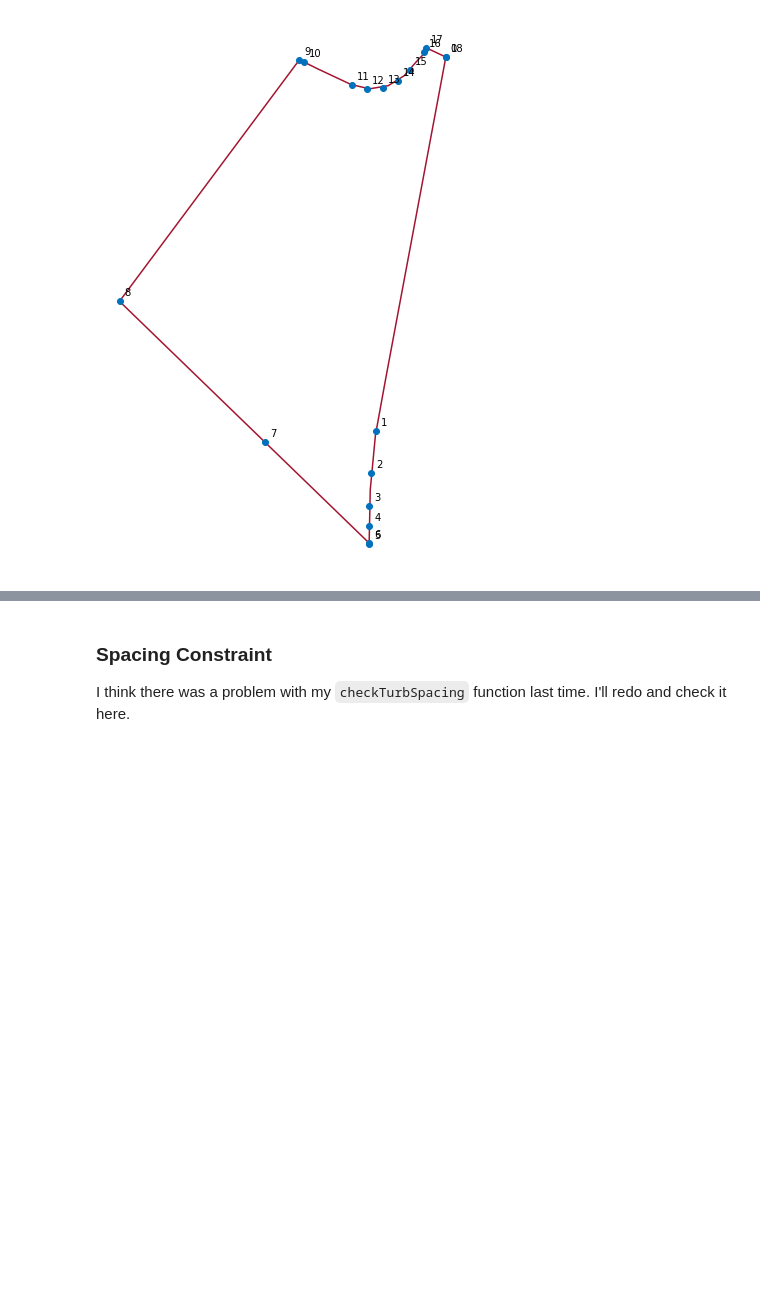
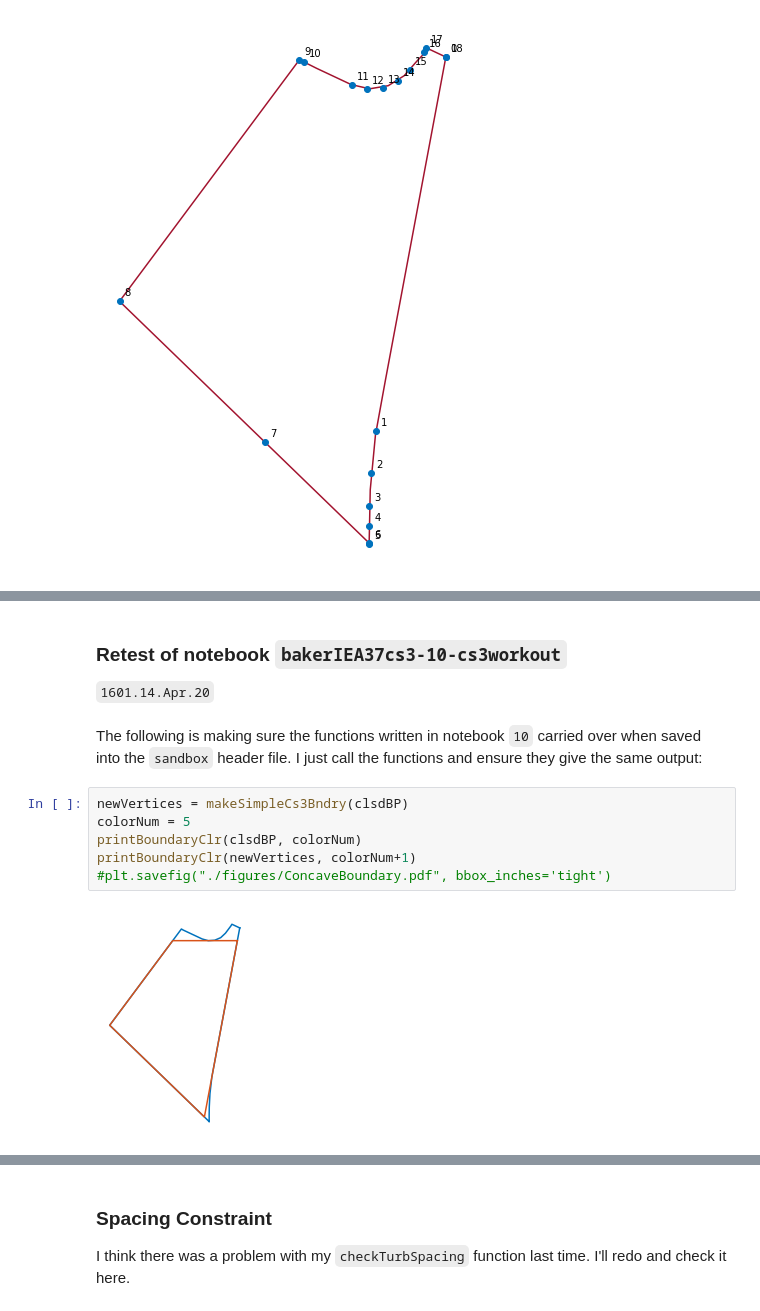
Before and after one commit to byuflowlab/iea37-casestudies-extrafiles, a Jupyter notebook: cs3-4/optimo-attempt-2/bakerIEA37cs3-11-cs3workout.ipynb, the cells around one changed output, grey strips where cells are left out. Cells and saved outputs as stored; diff of their text form; blank space fills up the shorter version.

```diff
--- a/cs3-4/optimo-attempt-2/bakerIEA37cs3-11-cs3workout.ipynb
+++ b/cs3-4/optimo-attempt-2/bakerIEA37cs3-11-cs3workout.ipynb
@@ -426,0 +360,14 @@ for i in range(len(turbRandoList)):         # Number the turbines
+# %% [markdown]
+### Retest of notebook `bakerIEA37cs3-10-cs3workout`
+
+`1601.14.Apr.20`
+# %% [markdown]
+The following is making sure the functions written in notebook `10` carried over when saved into the `sandbox` header file. I just call the functions and ensure they give the same output:
+# %%
+newVertices = makeSimpleCs3Bndry(clsdBP)
+colorNum = 5
+printBoundaryClr(clsdBP, colorNum)
+printBoundaryClr(newVertices, colorNum+1)
+#plt.savefig("./figures/ConcaveBoundary.pdf", bbox_inches='tight')
+# %% [output]
+[figure, added]
```
Also changed, not shown: parts of 14 cells of this notebook, 5 other files.
